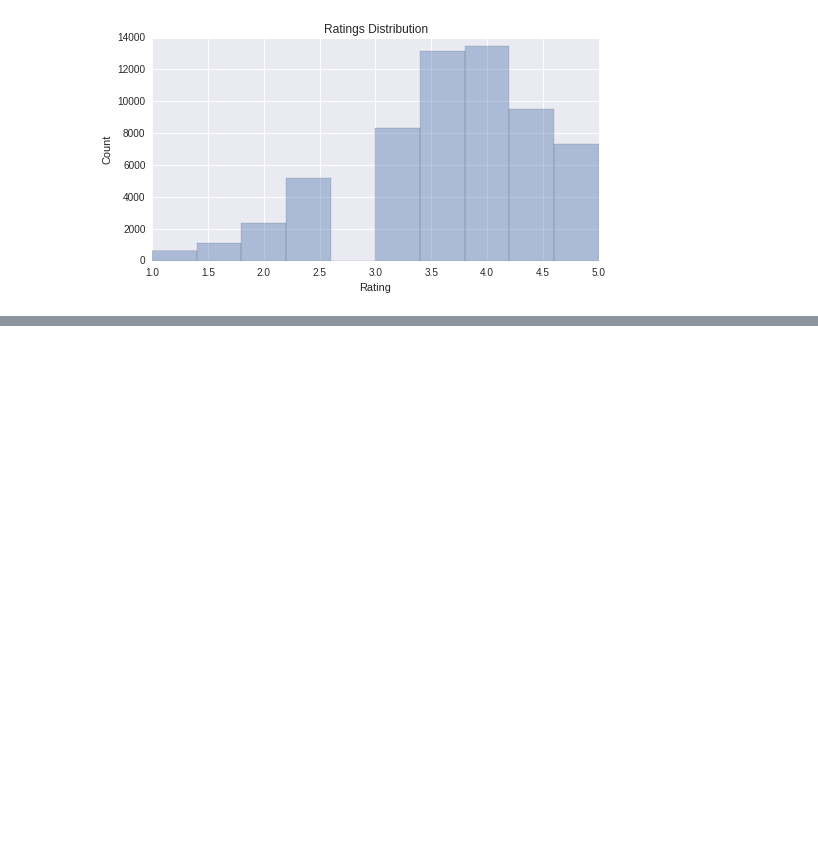
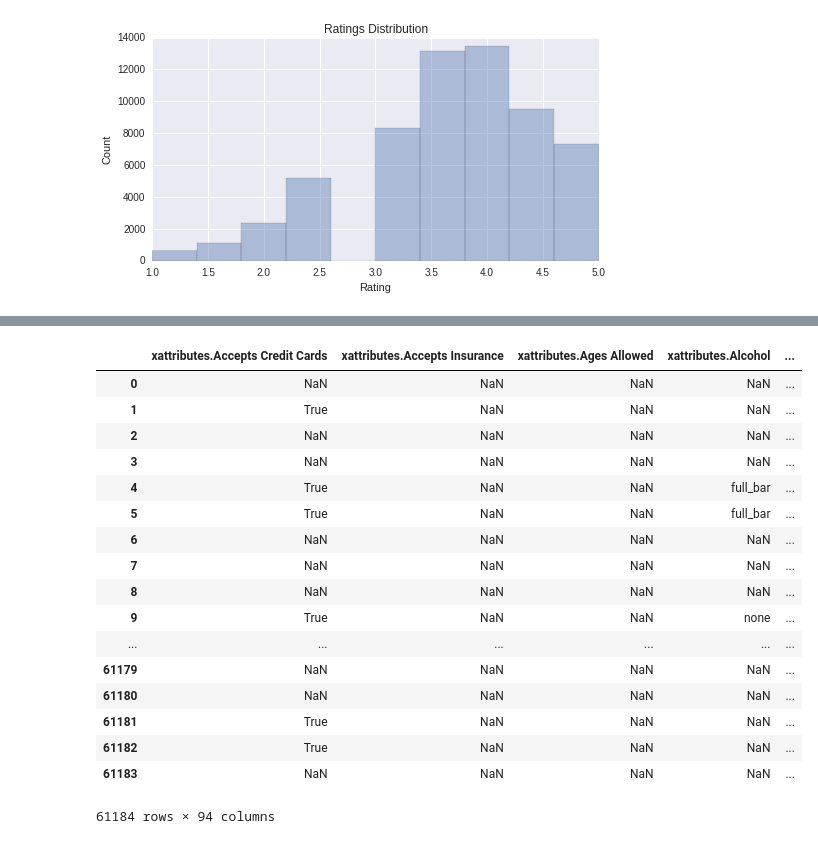
Before and after one commit to karenxiao/pandas-express, a Jupyter notebook: pandas_express.ipynb, the cells around one changed output, grey strips where cells are left out. Cells and saved outputs as stored; diff of their text form; code cells hidden in the pictures; blank space fills up the shorter version.

```diff
--- a/pandas_express.ipynb
+++ b/pandas_express.ipynb
@@ -328,0 +335,27 @@ plt.show()
+# %%
+df = business_df.drop(['name', 'business_id', 'categories', 'full_address', 'city', 'neighborhoods', 'state', 'type', 'latitude', 'longitude'], axis=1)
+# %%
+import patsy
+
+labels, matrix = patsy.dmatrices((df['stars'], df.drop('stars', axis=1)), return_type='dataframe')
+# %%
+matrix
+# %% [output]
+|  | xattributes.Accepts Credit Cards | xattributes.Accepts Insurance | xattributes.Ages Allowed | xattributes.Alcohol | ... |
+| 0 | NaN | NaN | NaN | NaN | ... |
+| 1 | True | NaN | NaN | NaN | ... |
+| 2 | NaN | NaN | NaN | NaN | ... |
+| 3 | NaN | NaN | NaN | NaN | ... |
+| 4 | True | NaN | NaN | full_bar | ... |
+| 5 | True | NaN | NaN | full_bar | ... |
+| 6 | NaN | NaN | NaN | NaN | ... |
+| 7 | NaN | NaN | NaN | NaN | ... |
+| 8 | NaN | NaN | NaN | NaN | ... |
+| 9 | True | NaN | NaN | none | ... |
+| ... | ... | ... | ... | ... | ... |
+| 61179 | NaN | NaN | NaN | NaN | ... |
+| 61180 | NaN | NaN | NaN | NaN | ... |
+| 61181 | True | NaN | NaN | NaN | ... |
+| 61182 | True | NaN | NaN | NaN | ... |
+| 61183 | NaN | NaN | NaN | NaN | ... |
+61184 rows × 94 columns
```
Also changed, not shown: parts of 30 cells of this notebook.
